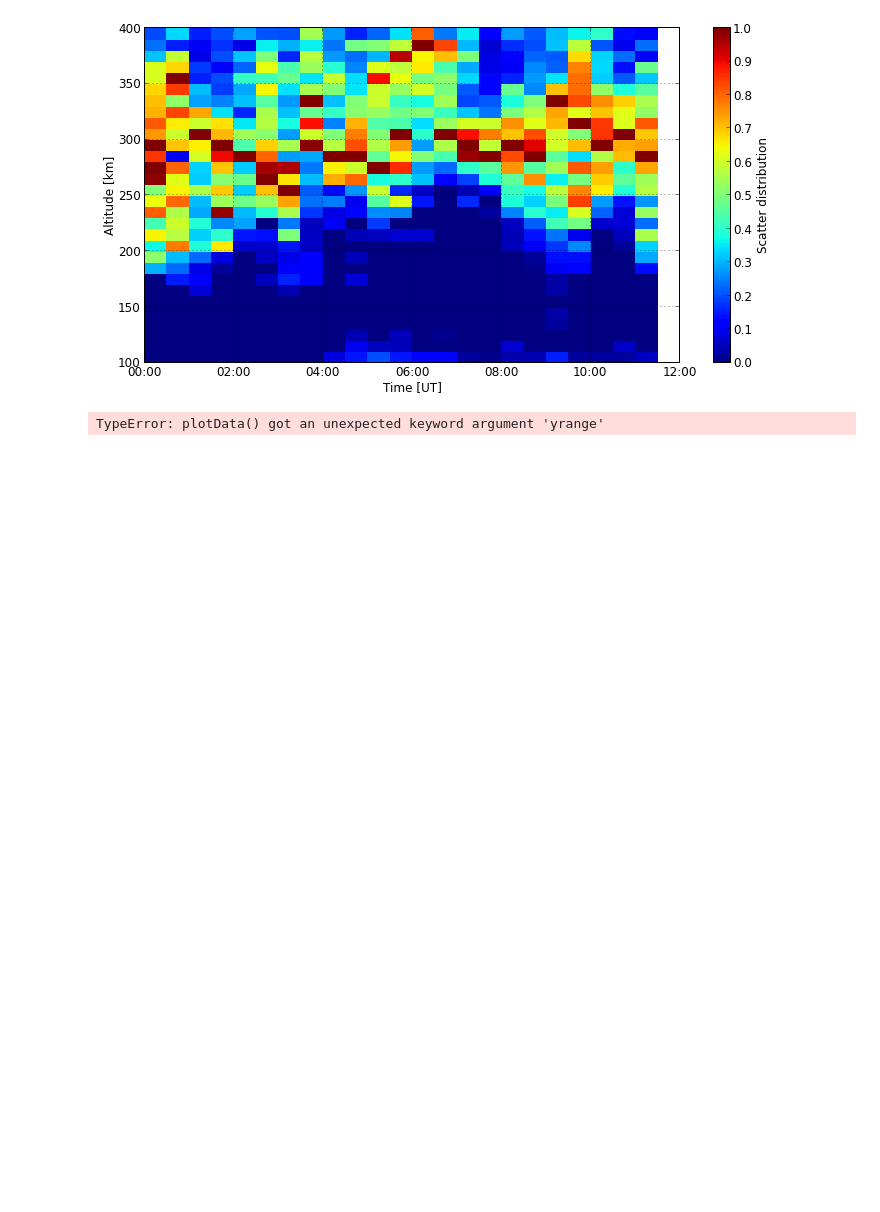
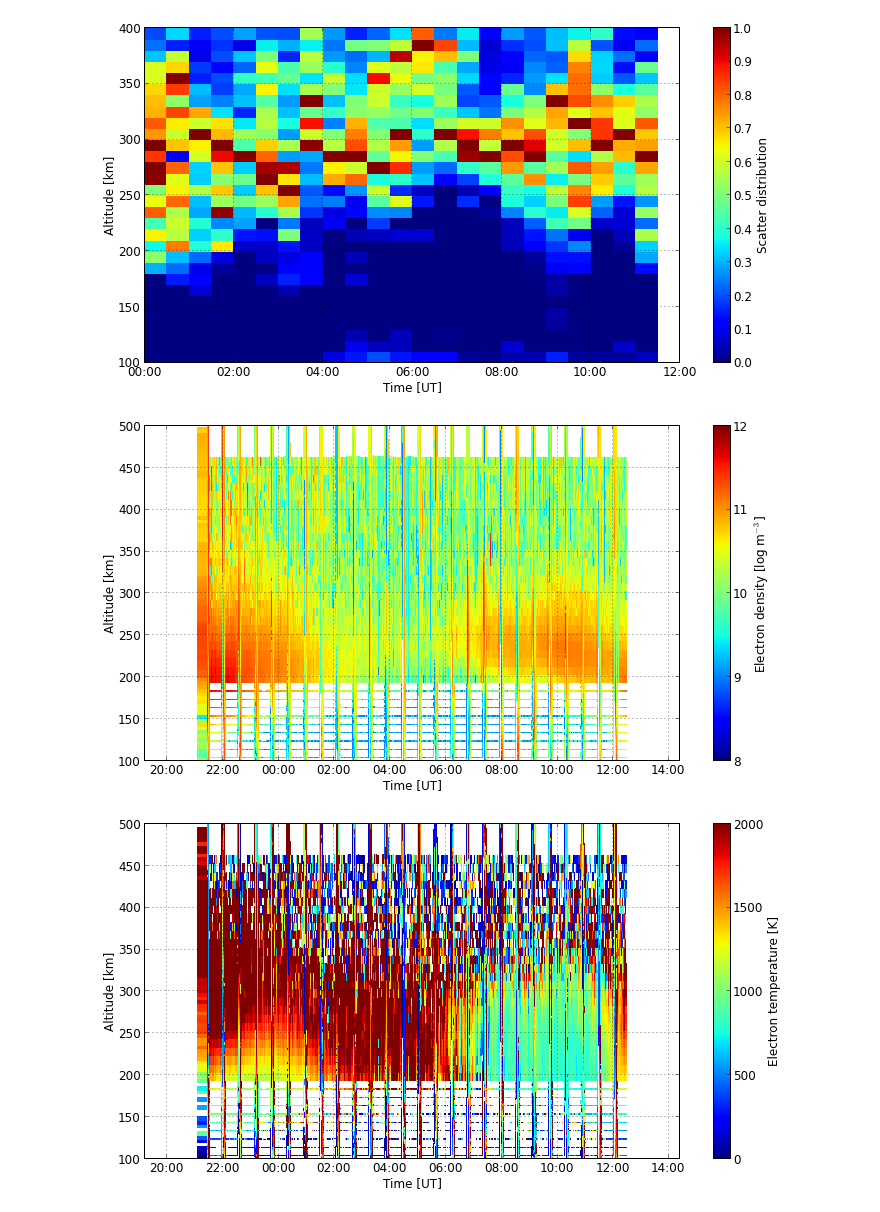
Before and after one commit to sdelarquier/code, a Jupyter notebook: notebooks/ionoscatAlt.ipynb, the cells around one changed output. Saved outputs shown, nothing was run; the diff lists cells and outputs as text; code cells hidden in the pictures; blank space fills up the shorter version.

```diff
--- a/notebooks/ionoscatAlt.ipynb
+++ b/notebooks/ionoscatAlt.ipynb
@@ -162,6 +162,9 @@ plotData(X, Y, altDat, scale=[0.,1.,.1], cbarLabel='Scatter distribution', ylabe
 # %%
 f = h5.File('/home/sebastien/Documents/code/milh/mlh101117g.002.hdf5', 'r')
 edens = f['Data']['Array Layout']['2D Parameters']['popl'][:]
+ti = f['Data']['Array Layout']['2D Parameters']['ti'][:]
+tr = f['Data']['Array Layout']['2D Parameters']['tr'][:]
+te = tr*ti
 mho_range = f['Data']['Array Layout']['range'][:]
 mho_time = mp.dates.epoch2num( f['Data']['Array Layout']['timestamps'][:] )
 mho_elev = f['Data']['Array Layout']['1D Parameters']['el1'][:]
@@ -171,6 +174,9 @@ f.close()
 # %%
 X, Y = meshgrid(mho_time, mho_range)
 fig = plotData(X, mho_alti, np.ma.masked_where(np.isnan(edens), edens).transpose(), \
-    scale=[8.,12.,1.], cbarLabel='Electron density [log]', ylabel='Altitude [km]',yrange=[0,500])
+    scale=[8.,12.,1.], cbarLabel='Electron density [log m$^{-3}$]', ylabel='Altitude [km]',yrange=[100,500])
+fig = plotData(X, mho_alti, np.ma.masked_where(np.isnan(te), te).transpose(), \
+    scale=[0.,3000.,500.], cbarLabel='Electron temperature [K]', ylabel='Altitude [km]',yrange=[100,500])
 # %% [output]
-TypeError: plotData() got an unexpected keyword argument 'yrange'
+[figure, added]
+[figure, added]
```
Also changed, not shown: 6 other files.
